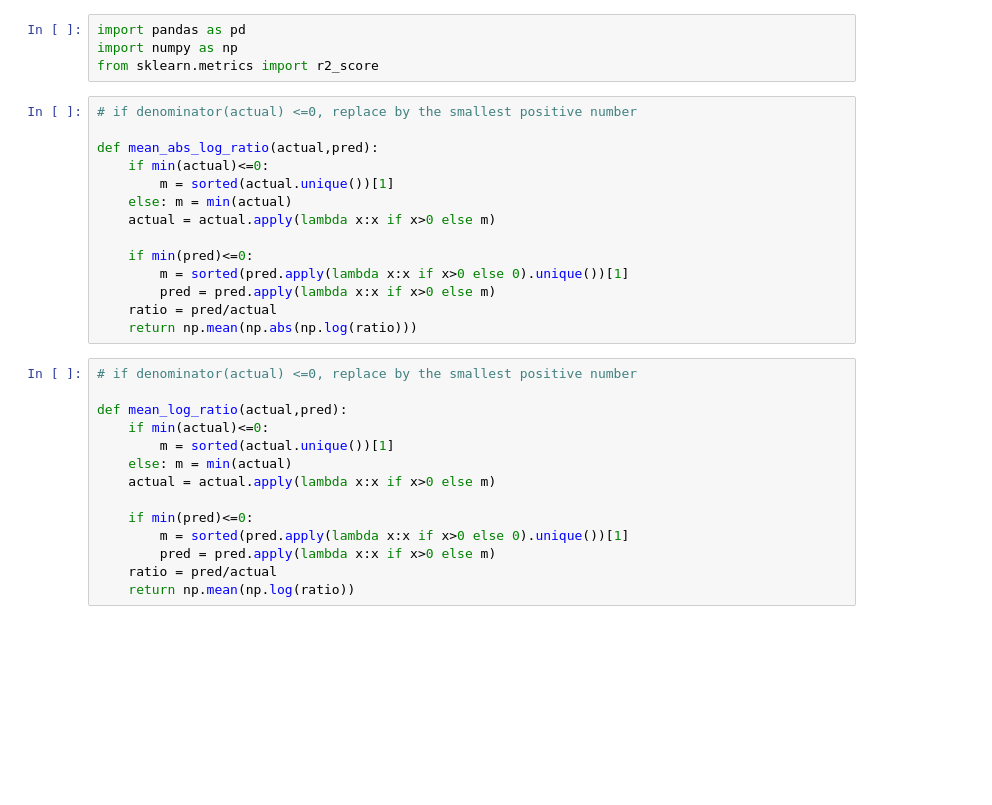
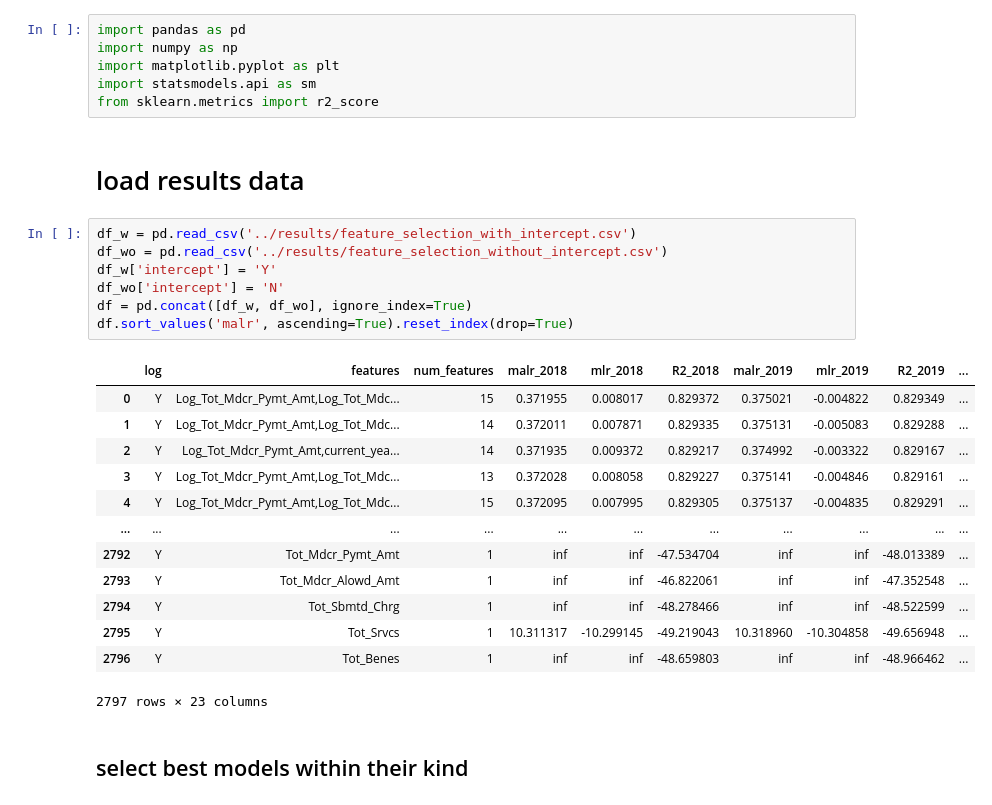
Before and after one commit to Erdos-Projects/spring-2026-healthcare, a Jupyter notebook: notebooks/metric_evaluation.ipynb, the cells around one changed output. Saved outputs shown, nothing was run; the diff lists cells and outputs as text; blank space fills up the shorter version.

```diff
--- a/notebooks/metric_evaluation.ipynb
+++ b/notebooks/metric_evaluation.ipynb
@@ -1,32 +1,31 @@
 # %%
 import pandas as pd
 import numpy as np
+import matplotlib.pyplot as plt
+import statsmodels.api as sm
 from sklearn.metrics import r2_score
-# %%
-# if denominator(actual) <=0, replace by the smallest positive number
-
-def mean_abs_log_ratio(actual,pred):
-    if min(actual)<=0:
-        m = sorted(actual.unique())[1]
-    else: m = min(actual)
-    actual = actual.apply(lambda x:x if x>0 else m)
-
-    if min(pred)<=0:
-        m = sorted(pred.apply(lambda x:x if x>0 else 0).unique())[1]
-        pred = pred.apply(lambda x:x if x>0 else m)
-    ratio = pred/actual
-    return np.mean(np.abs(np.log(ratio)))
-# %%
-# if denominator(actual) <=0, replace by the smallest positive number
-
-def mean_log_ratio(actual,pred):
-    if min(actual)<=0:
-        m = sorted(actual.unique())[1]
-    else: m = min(actual)
-    actual = actual.apply(lambda x:x if x>0 else m)
-
-    if min(pred)<=0:
-        m = sorted(pred.apply(lambda x:x if x>0 else 0).unique())[1]
-        pred = pred.apply(lambda x:x if x>0 else m)
-    ratio = pred/actual
-    return np.mean(np.log(ratio))
+# %% [markdown]
+# load results data
+# %%
+df_w = pd.read_csv('../results/feature_selection_with_intercept.csv')
+df_wo = pd.read_csv('../results/feature_selection_without_intercept.csv')
+df_w['intercept'] = 'Y'
+df_wo['intercept'] = 'N'
+df = pd.concat([df_w, df_wo], ignore_index=True)
+df.sort_values('malr', ascending=True).reset_index(drop=True)
+# %% [output]
+|  | log | features | num_features | malr_2018 | mlr_2018 | R2_2018 | malr_2019 | mlr_2019 | R2_2019 | ... |
+| 0 | Y | Log_Tot_Mdcr_Pymt_Amt,Log_Tot_Mdc... | 15 | 0.371955 | 0.008017 | 0.829372 | 0.375021 | -0.004822 | 0.829349 | ... |
+| 1 | Y | Log_Tot_Mdcr_Pymt_Amt,Log_Tot_Mdc... | 14 | 0.372011 | 0.007871 | 0.829335 | 0.375131 | -0.005083 | 0.829288 | ... |
+| 2 | Y | Log_Tot_Mdcr_Pymt_Amt,current_yea... | 14 | 0.371935 | 0.009372 | 0.829217 | 0.374992 | -0.003322 | 0.829167 | ... |
+| 3 | Y | Log_Tot_Mdcr_Pymt_Amt,Log_Tot_Mdc... | 13 | 0.372028 | 0.008058 | 0.829227 | 0.375141 | -0.004846 | 0.829161 | ... |
+| 4 | Y | Log_Tot_Mdcr_Pymt_Amt,Log_Tot_Mdc... | 15 | 0.372095 | 0.007995 | 0.829305 | 0.375137 | -0.004835 | 0.829291 | ... |
+| ... | ... | ... | ... | ... | ... | ... | ... | ... | ... | ... |
+| 2792 | Y | Tot_Mdcr_Pymt_Amt | 1 | inf | inf | -47.534704 | inf | inf | -48.013389 | ... |
+| 2793 | Y | Tot_Mdcr_Alowd_Amt | 1 | inf | inf | -46.822061 | inf | inf | -47.352548 | ... |
+| 2794 | Y | Tot_Sbmtd_Chrg | 1 | inf | inf | -48.278466 | inf | inf | -48.522599 | ... |
+| 2795 | Y | Tot_Srvcs | 1 | 10.311317 | -10.299145 | -49.219043 | 10.318960 | -10.304858 | -49.656948 | ... |
+| 2796 | Y | Tot_Benes | 1 | inf | inf | -48.659803 | inf | inf | -48.966462 | ... |
+2797 rows × 23 columns
+# %% [markdown]
+## select best models within their kind
```
Also changed, not shown: parts of 12 cells of this notebook, 2 other files.
